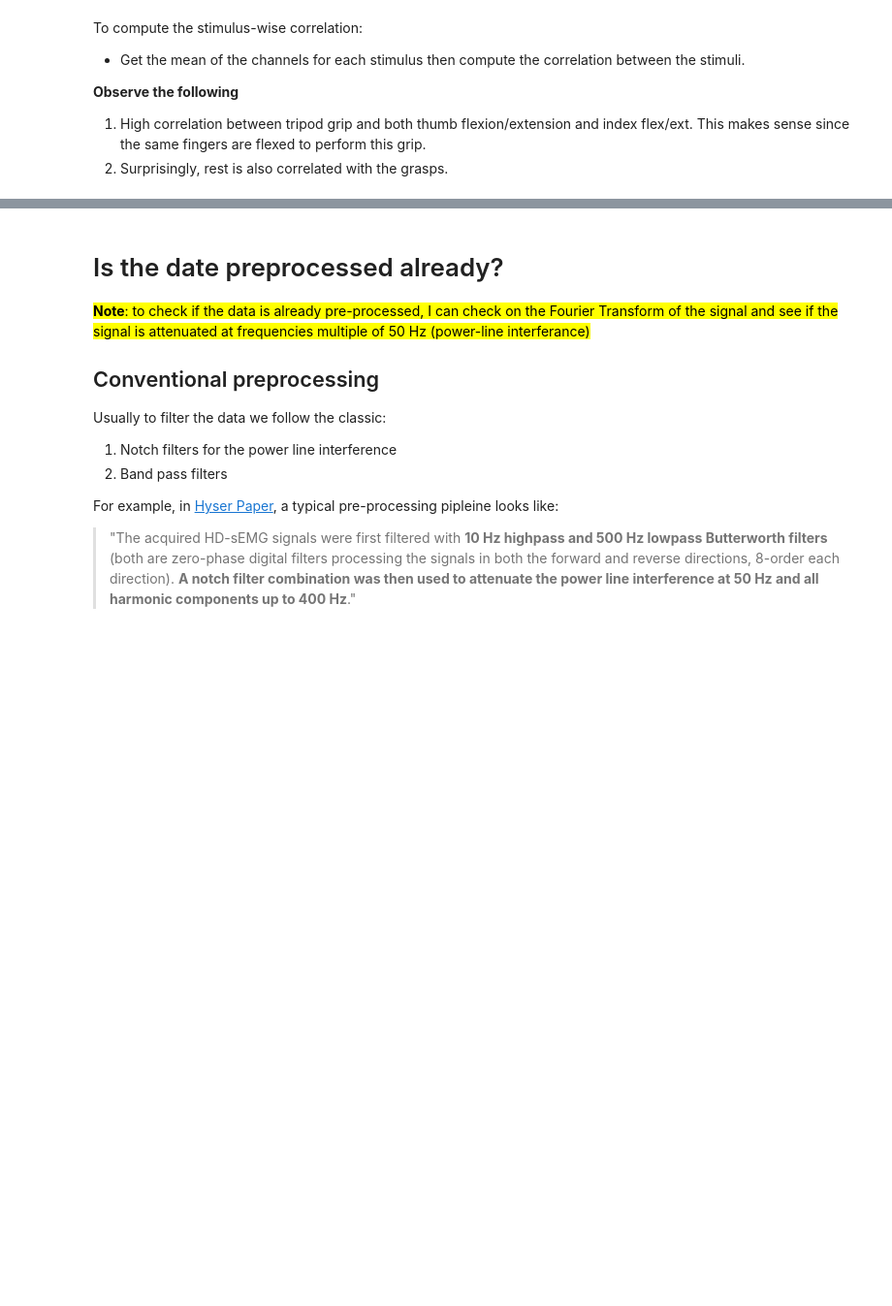
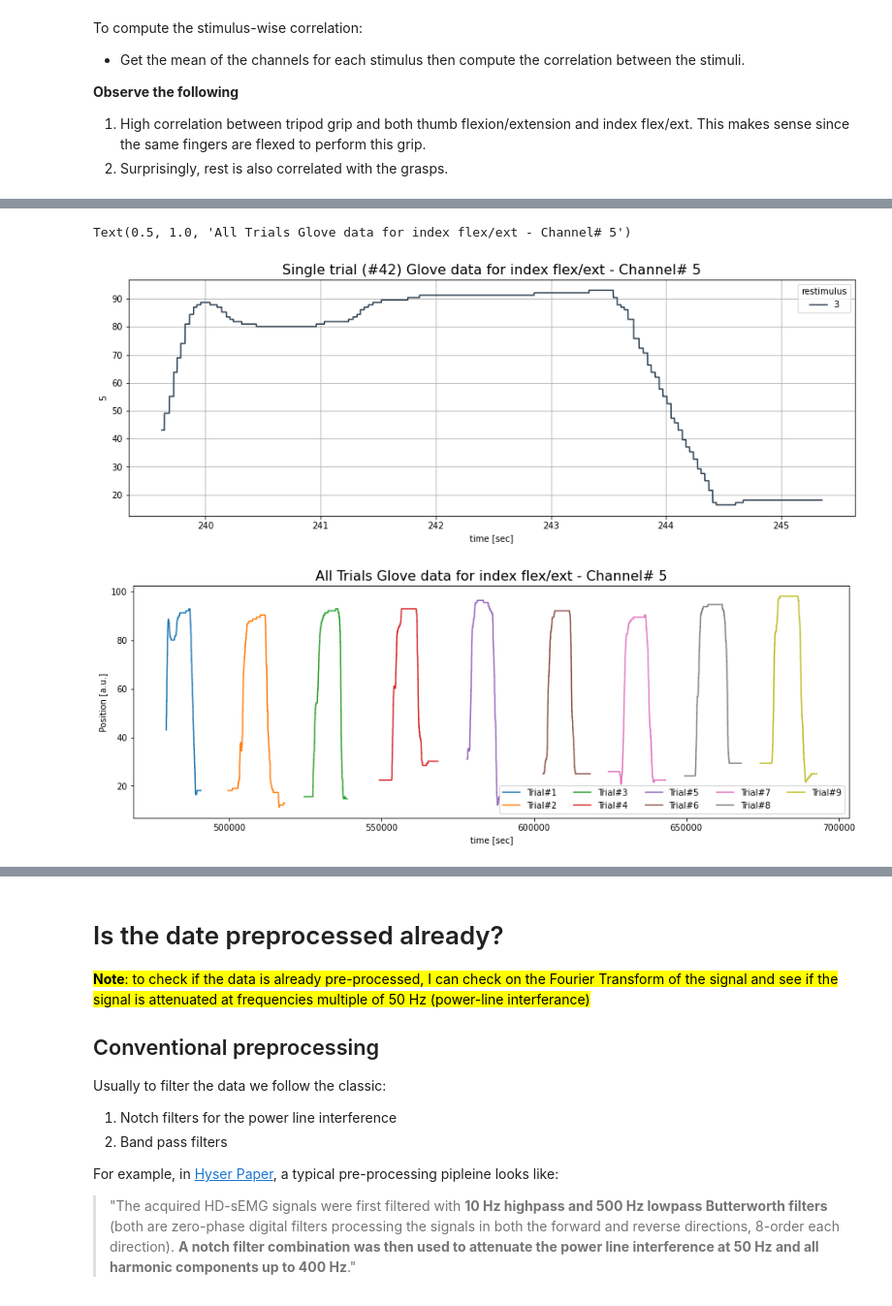
Before and after one commit to tihbe/ninapro_db8, a Jupyter notebook: EDA-NinaPro_DB8.ipynb, the cells around one changed output, grey strips where cells are left out. Shown at 97% size. Cells and saved outputs as stored; diff of their text form; code cells hidden in the pictures; blank space fills up the shorter version.

```diff
--- a/EDA-NinaPro_DB8.ipynb
+++ b/EDA-NinaPro_DB8.ipynb
@@ -17,10 +17,10 @@ import numpy as np
 
 pd.set_option('display.max_rows', 1000)
 # %%
-COLOR_DICT = {'midnight_blue': '#2c3e50', 'pomgrenate': '#c0392b', 'pumpkin': '#d35400',
+COLOR_DICT = {'midnight_blue': '#2c3e50', 'pomgrenate': '#c0392b',
               'green_sea': '#16a085',
-              'wisteria': '#8e44ad', 'orange': '#f39c12', 'turquoise': '#1abc9c', 'grey': '#7f8c8d',
-             'lotus':'#f368e0', 'nasu':'#5f27cd'}
+              'wisteria': '#8e44ad', 'orange': '#f39c12', 'grey': '#7f8c8d',
+             'pumpkin': '#d35400', 'turquoise': '#1abc9c', 'nasu':'#5f27cd', 'lotus':'#f368e0'}
 # %%
 def parse_mat_file_to_dict(filepath):
     data = {}
@@ -402,0 +448,33 @@ plt.title(f'Glove Channel#{glove_ch}',fontsize=14)
+# %%
+# manually picking the trial nuumber that would correspond to flex/extend finger
+finger = 'index flex/ext'
+index_finger_id = list(stimulus_name.keys())[list(stimulus_name.values()).index(finger)]
+rep = 42
+single_finger_trial = glove_df[(glove_df['restimulus']==index_finger_id) & (glove_df['trial'] == rep)]
+
+glove_index_ch = 5  # channel 6 is on the index finger joint
+
+
+plt.figure(figsize=(15,5))
+sns.lineplot(data=single_finger_trial, x="time", y=glove_index_ch, hue="restimulus",
+             palette=sns.color_palette(list(COLOR_DICT.values()))[:1])
+plt.grid(True)
+plt.title(f"Single trial (#{rep}) Glove data for {finger} - Channel# {glove_index_ch}", fontsize=16)
+plt.xlabel('time [sec]')
+
+
+fig = plt.figure(figsize=(15,5))
+gs = gridspec.GridSpec(nrows=1, ncols=1)
+ax = fig.add_subplot(gs[0])
+
+for rep in range(1,10):
+    index_trial = glove_df[(glove_df['restimulus']==index_finger_id) & (glove_df['rerepetition'] ==rep)][glove_index_ch]
+    index_trial.plot(label=f"Trial#{rep}", ax= ax)
+plt.legend(ncol=5)
+plt.ylabel('Position [a.u.]')
+plt.xlabel('time [sec]')
+plt.title(f'All Trials Glove data for {finger} - Channel# {glove_index_ch}', fontsize=16)
+# %% [output]
+Text(0.5, 1.0, 'All Trials Glove data for index flex/ext - Channel# 5')
+[figure, added]
+[figure, added]
```
Also changed, not shown: parts of 42 cells of this notebook.
